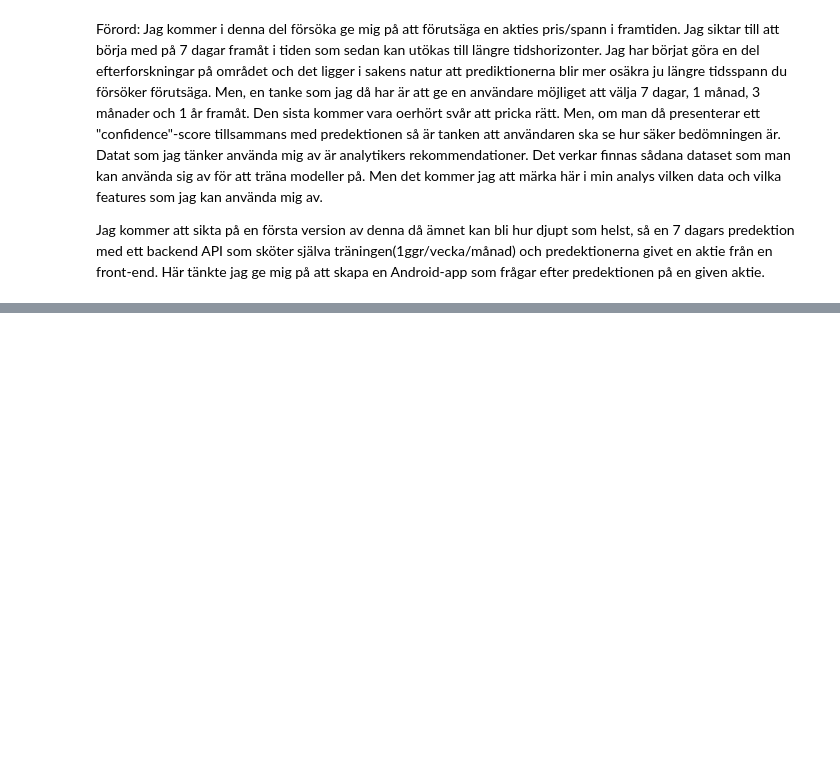
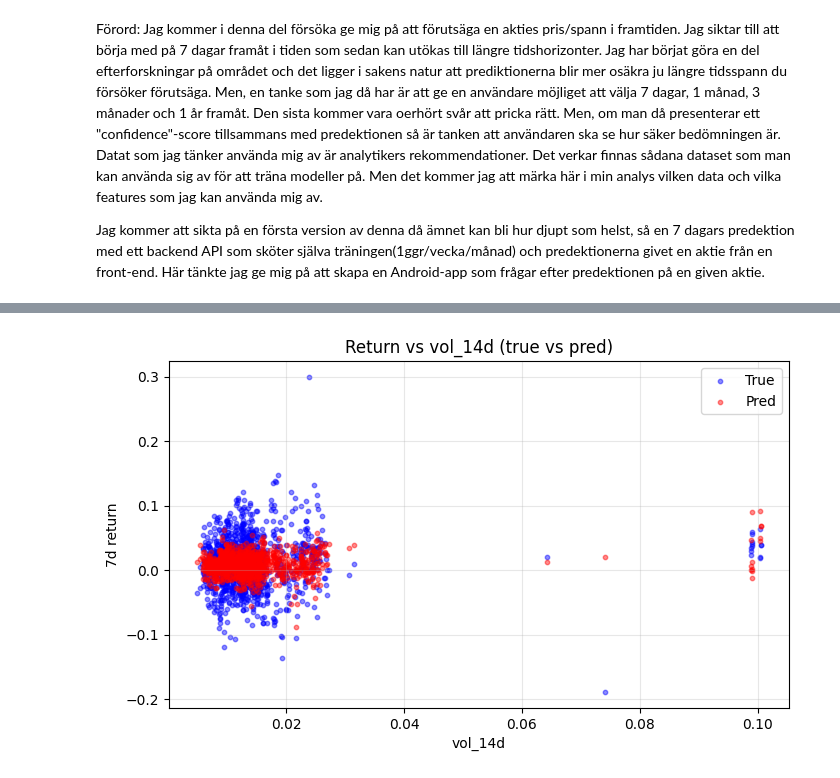
Before and after one commit to pejohans/python_and_ai, a Jupyter notebook: kunskapskontroll_ai_kurs_2/del_2/analys.ipynb, the cells around one changed output, grey strips where cells are left out. Cells and saved outputs as stored; diff of their text form; code cells hidden in the pictures; blank space fills up the shorter version.

```diff
--- a/kunskapskontroll_ai_kurs_2/del_2/analys.ipynb
+++ b/kunskapskontroll_ai_kurs_2/del_2/analys.ipynb
@@ -18,0 +560,15 @@ print(tickers)
+# %%
+# Analyze relationship between volatility and returns
+vol = X_test["vol_14d"].values
+
+plt.figure(figsize=(8,4.5))
+plt.scatter(vol, y_true, color="Blue", alpha=0.45, s=10, label="True")
+plt.scatter(vol, y_pred, color="Red", alpha=0.45, s=10, label="Pred")
+plt.xlabel("vol_14d")
+plt.ylabel("7d return")
+plt.title("Return vs vol_14d (true vs pred)")
+plt.legend()
+plt.grid(True, alpha=0.3)
+plt.show()
+# %% [output]
+[figure, added]
```
Also changed, not shown: parts of 26 cells of this notebook, 2 other files.
